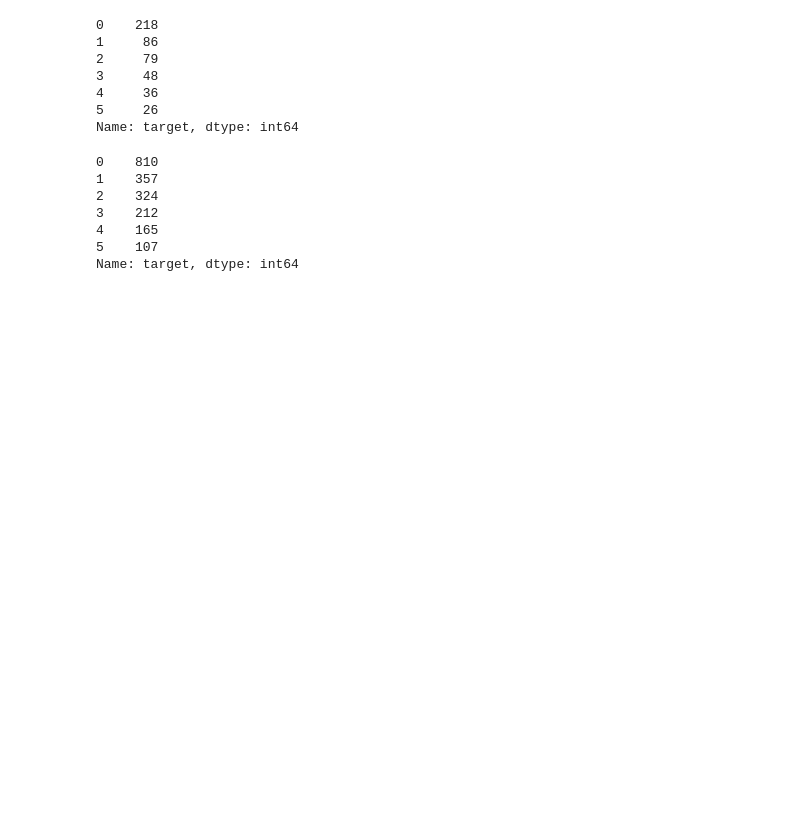
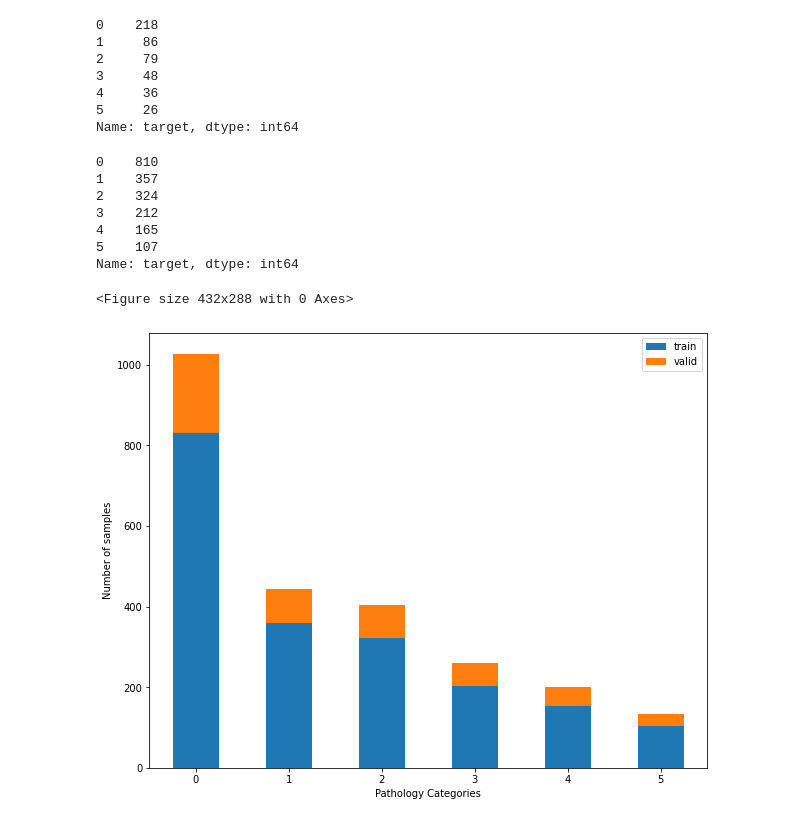
Before and after one commit to taindp98/Endoscopy-Image-Classification, a Jupyter notebook: code/EDA_hyper.ipynb, the cells around one changed output. Saved outputs shown, nothing was run; the diff lists cells and outputs as text; code cells hidden in the pictures; blank space fills up the shorter version.

```diff
--- a/code/EDA_hyper.ipynb
+++ b/code/EDA_hyper.ipynb
@@ -585,13 +585,21 @@ Name: target, dtype: int64
 # fig = df_full['target'].value_counts().plot(kind='bar', figsize=(10, 8), fontsize=10, rot=0).get_figure()
 # %%
 # df_full.to_csv('../resource/hyper_kvasir/df_abnormal.csv', index=False, header=True)
+# %%
+df_6_ite_1 = pd.read_csv('../resource/hyper_kvasir/df_6_pathologies_ite_1.csv')
 # %%
-# cnt_train = df_train['target'].value_counts()
-# cnt_valid = df_valid['target'].value_counts()
+cnt_train = df_6_ite_1[df_6_ite_1['is_valid']==False]['target'].value_counts()
+cnt_valid = df_6_ite_1[df_6_ite_1['is_valid']==True]['target'].value_counts()
+plt.figure()
+df_cnt = pd.DataFrame({'train': cnt_train,'valid': cnt_valid})
+chart = df_cnt.plot.bar(rot=0, figsize=(10, 8), fontsize=10, stacked=True).get_figure()
+plt.xlabel("Pathology Categories")
+plt.ylabel("Number of samples")
 
-# df_cnt = pd.DataFrame({'train': cnt_train,'valid': cnt_valid})
-# chart = df_cnt.plot.bar(rot=0, figsize=(10, 8), fontsize=15, stacked=True).get_figure()
-# # chart.savefig('../resource/visualize/visual_sup.png')
+chart.savefig('../resource/visualize/visual_sup_6_patho_ite_1.png')
+# %% [output]
+<Figure size 432x288 with 0 Axes>
+[figure, added]
 # %%
 # cnt_train = df_train['Groupby_Categories']
 # cnt_train_labeled, cnt_train_unlabeled = train_test_split(cnt_train, test_size = 0.9, random_state = 0)
```
Also changed, not shown: parts of 1 cell of this notebook, 4 other files.
